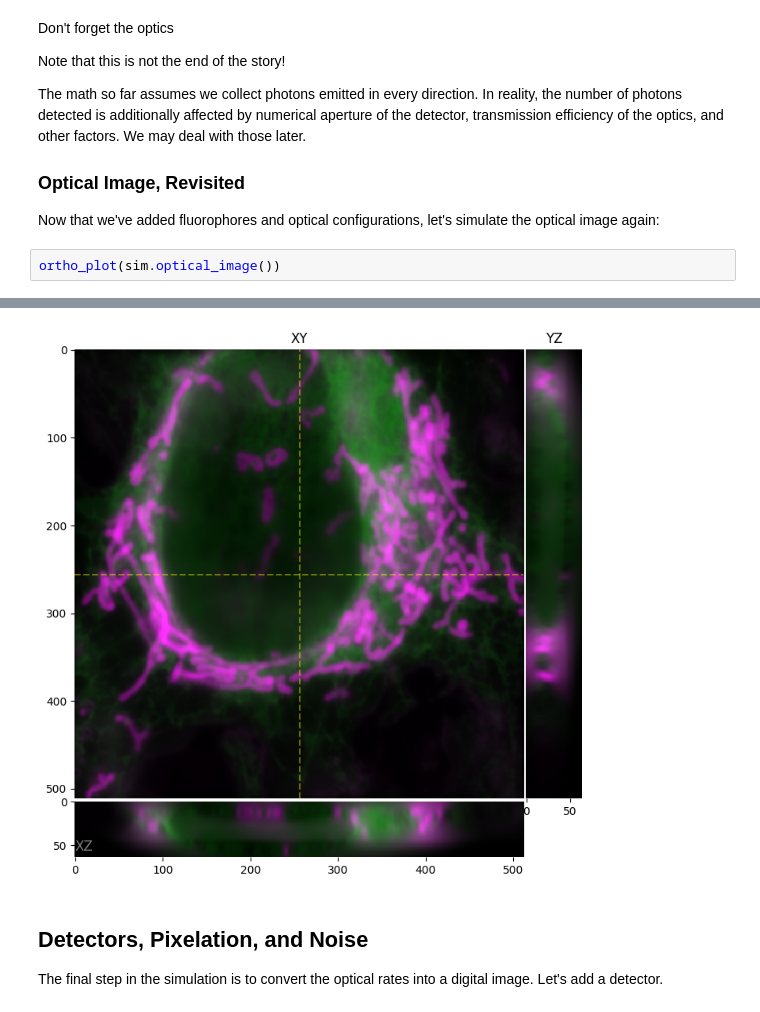
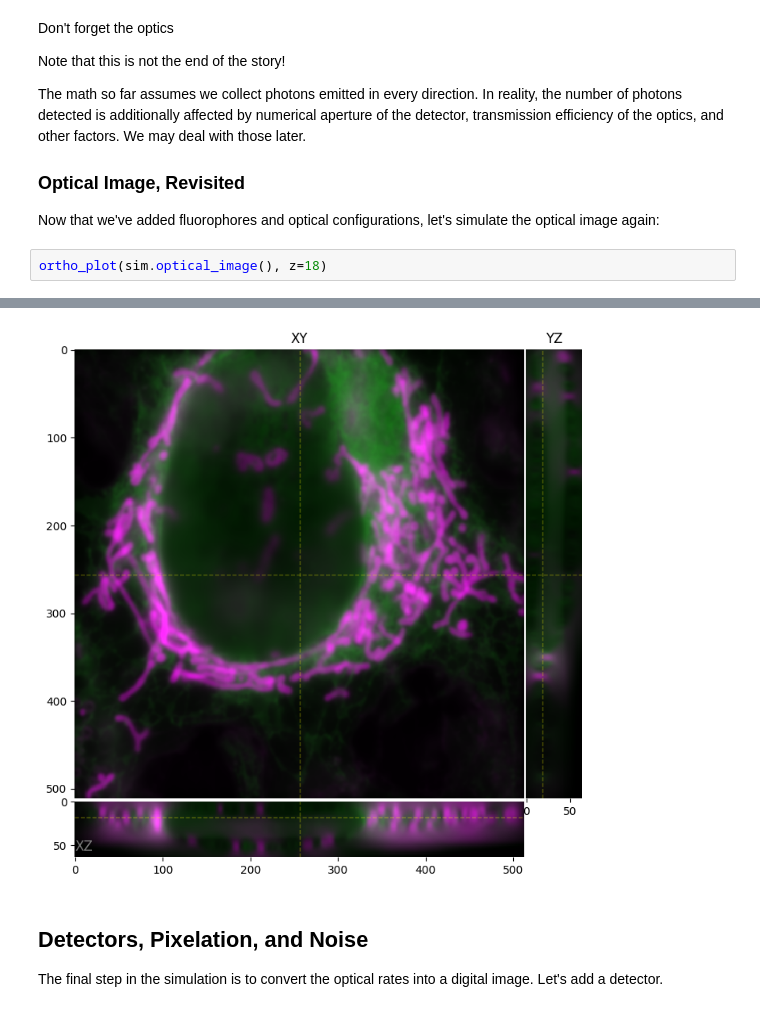
Before and after one commit to tlambert03/microsim, a Jupyter notebook: docs/guide.ipynb, the cells around one changed output, grey strips where cells are left out. Drawn from its saved outputs; the diff is of its cells as text.

```diff
--- a/docs/guide.ipynb
+++ b/docs/guide.ipynb
@@ -313,10 +313,10 @@ The math so far assumes we collect photons emitted in every direction.  In reali
 
 Now that we've added fluorophores and optical configurations, let's simulate the optical image again:
 # %%
-ortho_plot(sim.optical_image())
+ortho_plot(sim.optical_image(), z=18)
 # %% [output]
 [interactive output not drawn]
-[figure, old version]
+[figure, new version]
 # %% [markdown]
 ## Detectors, Pixelation, and Noise
 
```
Also changed, not shown: parts of 9 cells of this notebook, 1 other file.
